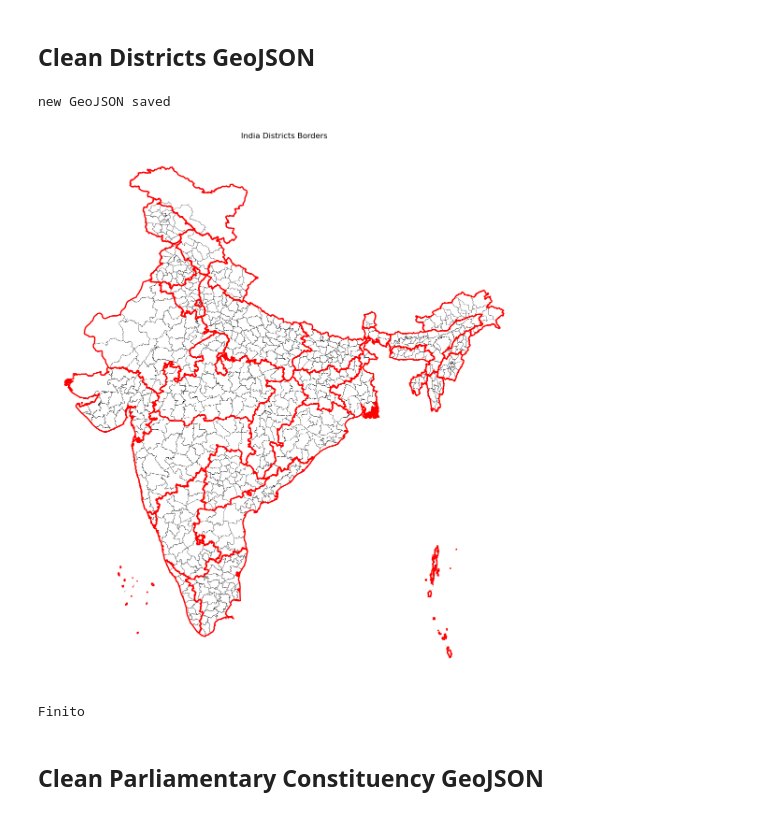
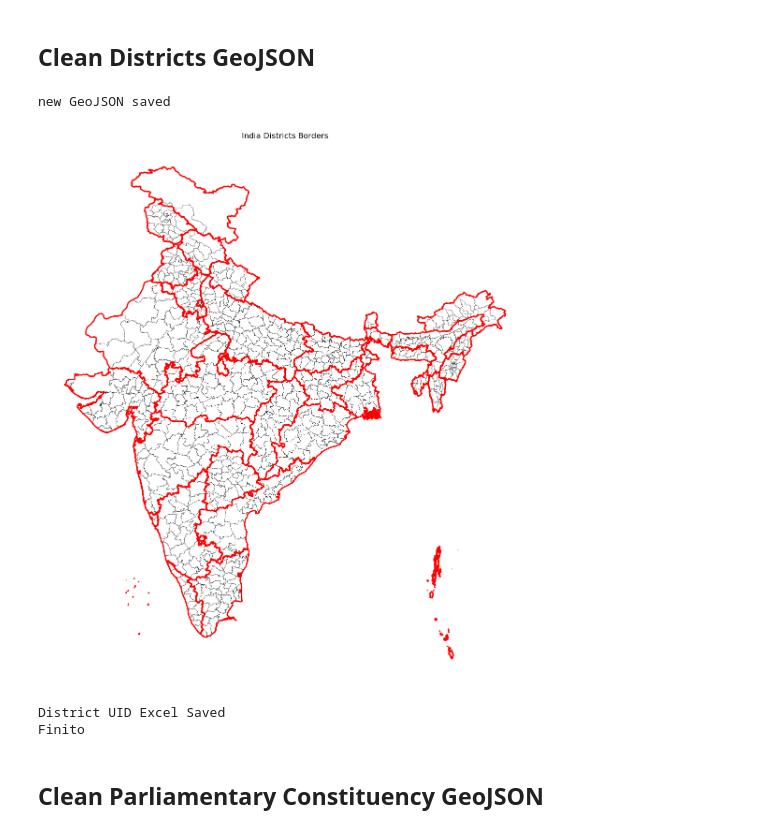
Before and after one commit to talktokalyan/Kalyan-Jupyter-Notebooks, a Jupyter notebook: Capex/Prepare-Geo-Capex.ipynb, the cells around one changed output. Cells and saved outputs as stored; diff of their text form; code cells hidden in the pictures.

```diff
--- a/Capex/Prepare-Geo-Capex.ipynb
+++ b/Capex/Prepare-Geo-Capex.ipynb
@@ -148,34 +150,46 @@ gdf = gpd.read_file(output_file_path)
 # Create a plot
 fig, ax = plt.subplots(figsize=(15, 15))
 # Set the background color of the figure
 fig.patch.set_facecolor('white')  # Change 'lightblue' to your preferred color
 
 # Plot the districts with a thin border
 # districts_gdf.plot(ax=ax, color='white', edgecolor='black', linewidth=0.5)
 gdf.plot(ax=ax, color='white', edgecolor='black', linewidth=0.25)
 
 # Plot the state borders with a thicker line
 states_gdf.boundary.plot(ax=ax, edgecolor='red', linewidth=2)
 
 # # Loop through each geometry and add text annotations for "ST_UNIQUE_ID"
 # for idx, row in gdf.iterrows():
 #     # Get the geometry's representative point (centroid)
 #     point = row.geometry.representative_point()
 #     # Use the `ax.annotate` method to add text annotations
 #     ax.annotate(text=row['DT_UNIQUE_ID'], xy=(point.x, point.y), horizontalalignment='center', fontsize=4)
 
 
 # Remove the axis for a cleaner look
 ax.axis('off')
 # Set the title
 plt.title('India Districts Borders')
 # Display the plot
 plt.show()
 
+# create excel with geo unique ids for cross-check and verification
+
+df = dist_gdf[['ST_UNIQUE_ID', 'stname', 'DT_UNIQUE_ID', 'dtname']].drop_duplicates()
+df = df.sort_values(by=['DT_UNIQUE_ID']).reset_index(drop=True)
+
+# Save the modified GeoDataFrame back to a GeoJSON file
+output_file_path= os.path.join(shapefiles_interim, 'dist_geo_uid.xlsx')
+df.to_excel(output_file_path, sheet_name="dist-geo-uid")
+
+print('District UID Excel Saved')
+
 print('Finito')
 # %% [output]
 new GeoJSON saved
-[figure, old version]
+[figure, new version]
+District UID Excel Saved
 Finito
 # %% [markdown]
 ## Clean Parliamentary Constituency GeoJSON
```
Also changed, not shown: parts of 11 cells of this notebook, 23 other files.
